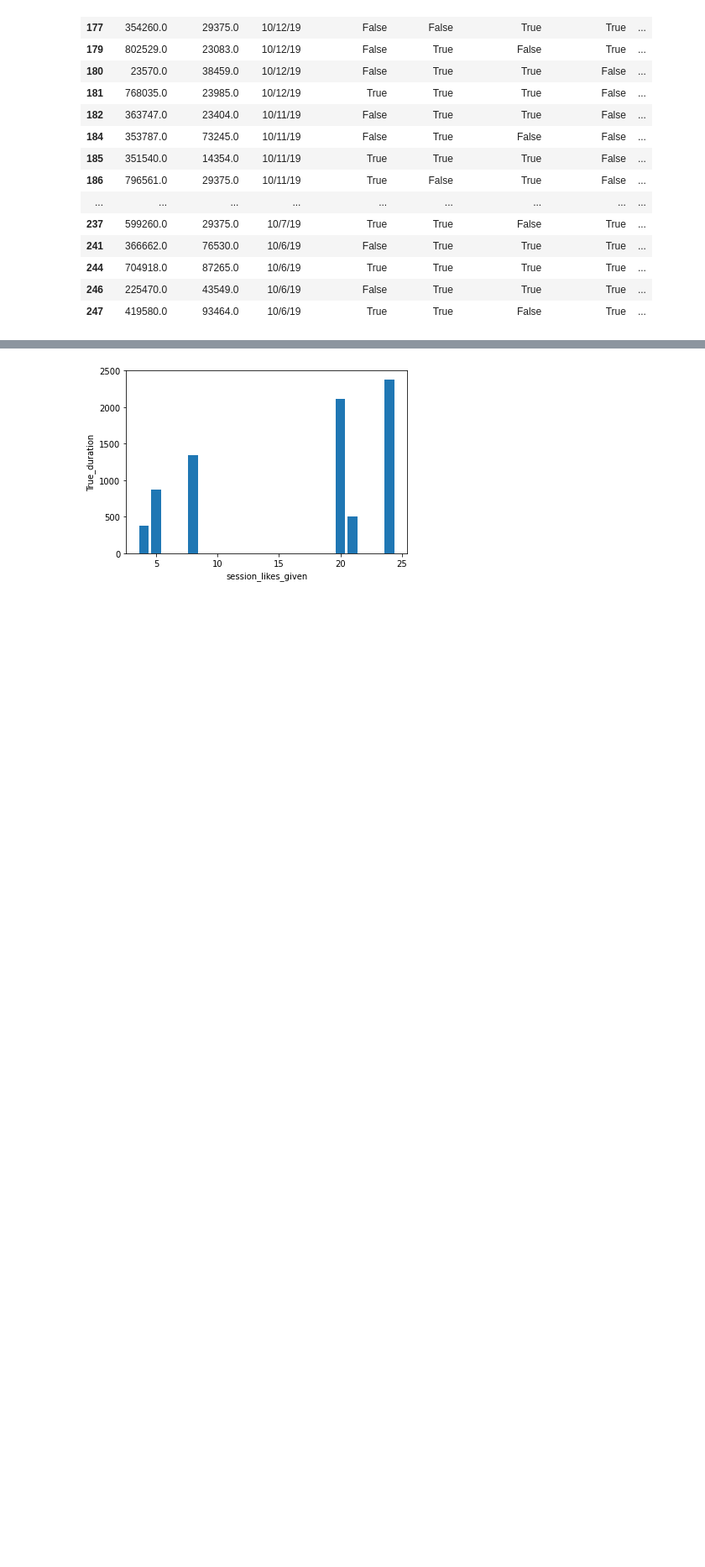
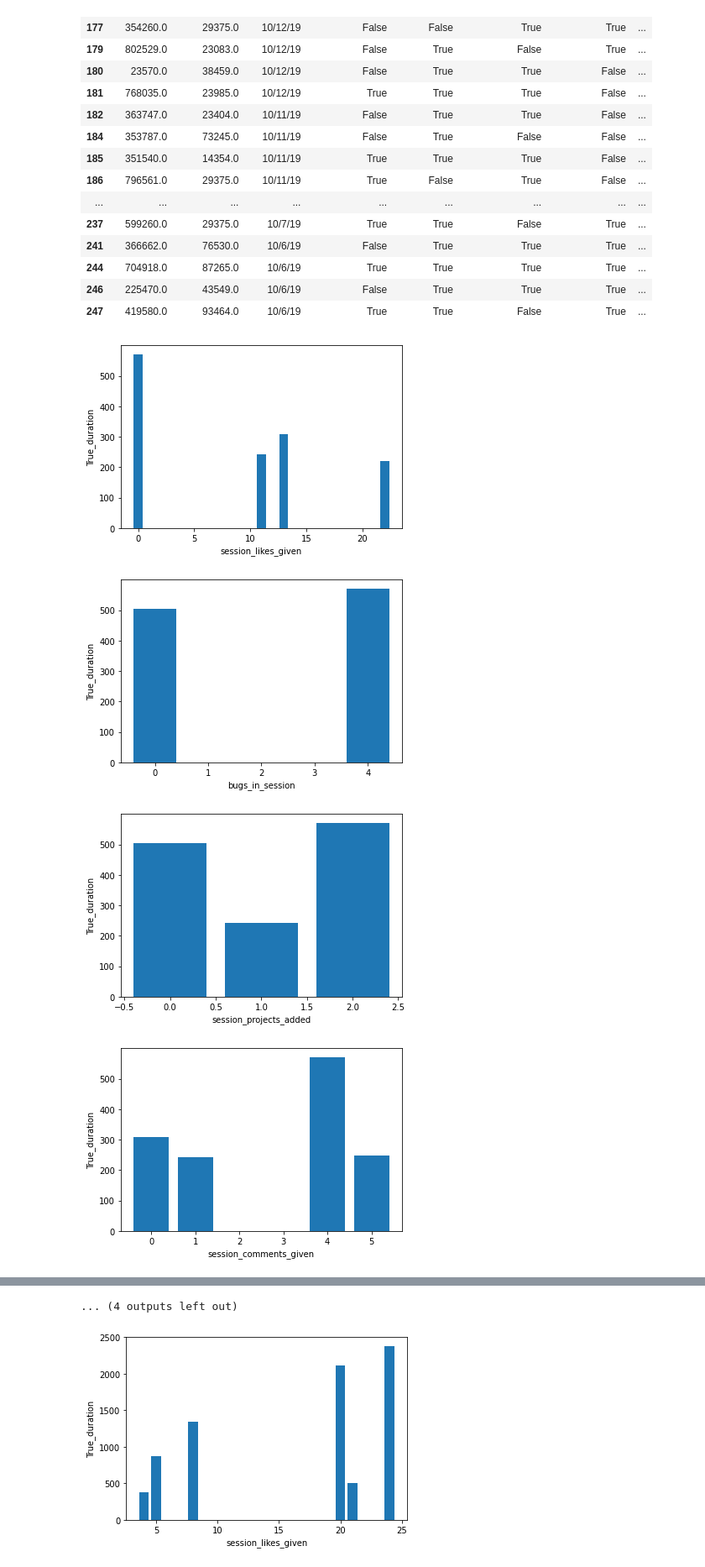
Before and after one commit to SwaggerlisiousSteven/Data, a Jupyter notebook: data anlyst.ipynb, the cells around one changed output, grey strips where cells are left out. Shown at 84% size. Saved outputs shown, nothing was run; the diff lists cells and outputs as text; code cells hidden in the pictures; blank space fills up the shorter version.

```diff
--- a/data anlyst.ipynb
+++ b/data anlyst.ipynb
@@ -209,30 +209,52 @@ plt.xlabel('bugs_in_session')
 plt.ylabel('True_duration')
 plt.show()
 
 
 plt.bar(no_projects['session_comments_given'], no_projects['True_duration'])
 plt.xlabel('session_comments_given')
 plt.ylabel('True_duration')
 plt.show()
 
 plt.bar(no_projects['session_likes_given'],no_projects['True_duration'])
 plt.xlabel('session_likes_given')
 plt.ylabel('True_duration')
 plt.show()
 
 no_comments= df[df['session_comments_given']== 0]
 
 plt.bar(no_comments['session_likes_given'],no_comments['True_duration'])
 plt.xlabel('session_likes_given')
 plt.ylabel('True_duration')
 plt.show()
 
 plt.bar(no_comments['bugs_in_session'], no_comments['True_duration'])
 plt.xlabel('bugs_in_session')
 plt.ylabel('True_duration')
 plt.show()
 
 plt.bar(no_comments['session_projects_added'], no_comments['True_duration'])
 plt.xlabel('session_projects_added')
 plt.ylabel('True_duration')
 plt.show()
+
+no_likes= df[df['session_likes_given']== 0]
+
+plt.bar(no_likes['bugs_in_session'], no_likes['True_duration'])
+plt.xlabel('bugs_in_session')
+plt.ylabel('True_duration')
+plt.show()
+
+plt.bar(no_likes['session_projects_added'], no_likes['True_duration'])
+plt.xlabel('session_projects_added')
+plt.ylabel('True_duration')
+plt.show()
+
+plt.bar(no_likes['session_comments_given'], no_likes['True_duration'])
+plt.xlabel('session_comments_given')
+plt.ylabel('True_duration')
+plt.show()
+# %% [output]
+[figure, added]
+[figure, added]
+[figure, added]
+[figure, added]
@@ -239,3 +269,4 @@ plt.show()
+... (4 outputs left out)
 # %%
 highest_day= df[df.login_date =='10/28/19']
 highest_day
```
Also changed, not shown: parts of 1 cell of this notebook.
